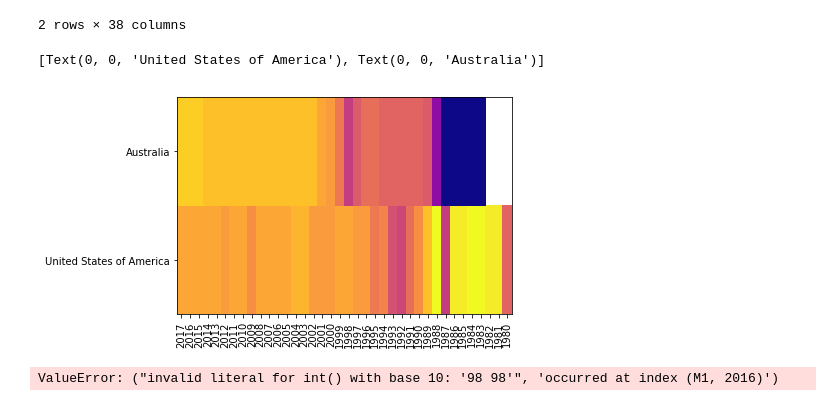
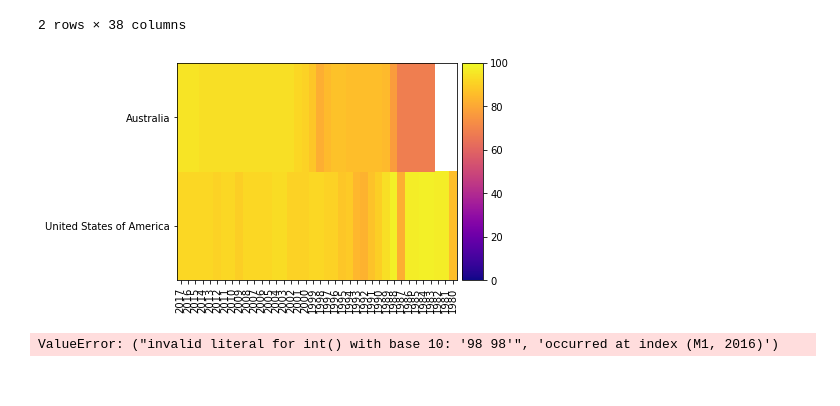
Before and after one commit to noatgnu/cds-python-graph, a Jupyter notebook: notebooks/main.ipynb, the cells around one changed output. Saved outputs shown, nothing was run; the diff lists cells and outputs as text; code cells hidden in the pictures.

```diff
--- a/notebooks/main.ipynb
+++ b/notebooks/main.ipynb
@@ -185,15 +185,15 @@ combined["M1"]
 # %%
 # https://matplotlib.org/examples/color/colormaps_reference.html
 fig, ax = plt.subplots()
-hm = ax.pcolormesh(combined["M1"].values, cmap='plasma')
+hm = ax.pcolormesh(combined["M1"].values, cmap='plasma', vmin=0, vmax=100)
 
 ax.set_xticks([i+0.5 for i in range(0, len(combined["M1"].columns))])
 ax.set_xticklabels(combined["M1"].columns)
 for label in ax.get_xticklabels():
     label.set_rotation(90)
 ax.set_yticks([i+ 0.5 for i in range(0, len(combined["M1"].index))])
 ax.set_yticklabels(combined["M1"].index)
+cbar = plt.colorbar(hm, ax=ax, pad=.015, aspect=10)
 # %% [output]
-[Text(0, 0, 'United States of America'), Text(0, 0, 'Australia')]
-[figure, old version]
+[figure, new version]
 # %%
```
Also changed, not shown: parts of 2 cells of this notebook.
